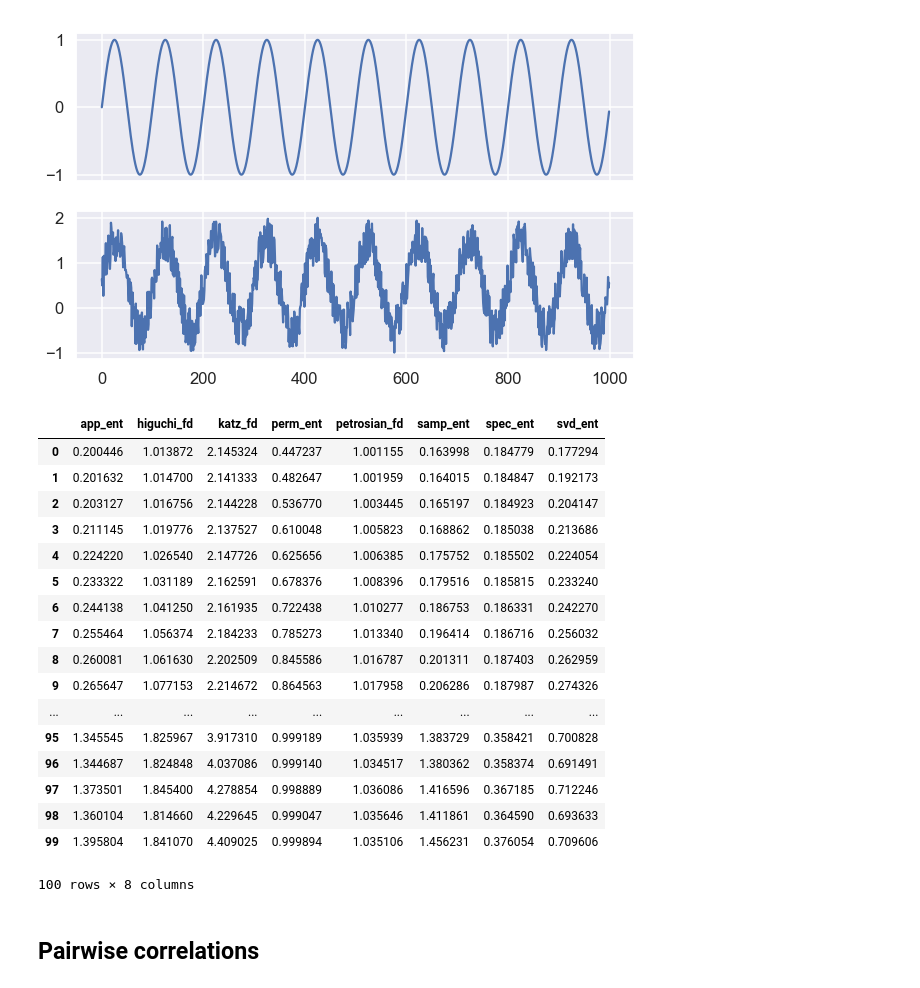
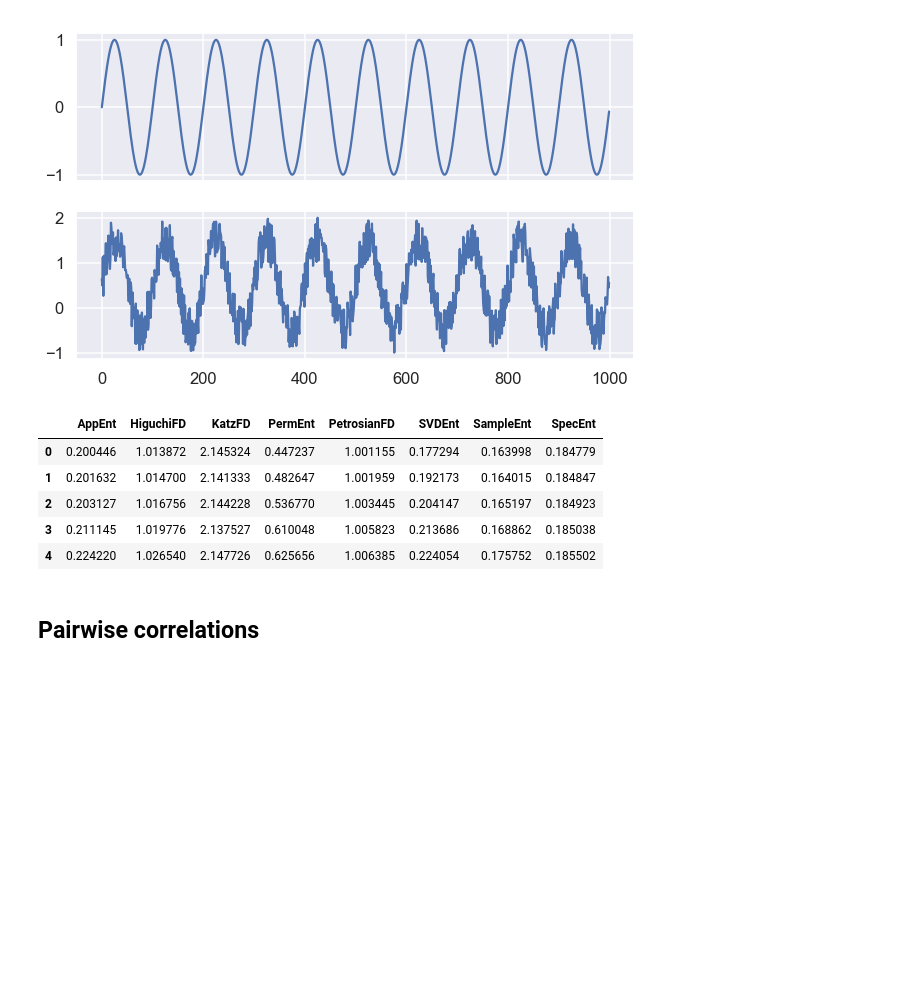
Before and after one commit to raphaelvallat/antropy, a Jupyter notebook: notebooks/complexity_metrics_correlation.ipynb, the cells around one changed output. Drawn from its saved outputs; the diff is of its cells as text; code cells hidden in the pictures; blank space fills up the shorter version.

```diff
--- a/notebooks/complexity_metrics_correlation.ipynb
+++ b/notebooks/complexity_metrics_correlation.ipynb
@@ -35,37 +35,25 @@ ax2.plot(sines[-1])
 # %%
 # Compute the entropy metrics
 for i in range(n_sines):
-    df = df.append({'perm_ent': perm_entropy(sines[i], order=3, normalize=True),
-                        'svd_ent' : svd_entropy(sines[i], order=3, normalize=True),
-                        'spec_ent' : spectral_entropy(sines[i], sf, method='welch', normalize=True),
-                        'app_ent': app_entropy(sines[i], order=2),
-                        'samp_ent': sample_entropy(sines[i], order=2),
-                        'petrosian_fd': petrosian_fd(sines[i]),
-                        'katz_fd': katz_fd(sines[i]),
-                        'higuchi_fd': higuchi_fd(sines[i])
-                       },
-                       ignore_index=True)
+    df = df.append({'PermEnt': perm_entropy(sines[i], order=3, normalize=True),
+                    'SVDEnt' : svd_entropy(sines[i], order=3, normalize=True),
+                    'SpecEnt' : spectral_entropy(sines[i], sf, method='welch', normalize=True),
+                    'AppEnt': app_entropy(sines[i], order=2),
+                    'SampleEnt': sample_entropy(sines[i], order=2),
+                    'PetrosianFD': petrosian_fd(sines[i]),
+                    'KatzFD': katz_fd(sines[i]),
+                    'HiguchiFD': higuchi_fd(sines[i]),
+                    # 'DFA': detrended_fluctuation(sines[i])
+                   }, ignore_index=True)
 
-df
+df.head()
 # %% [output]
-|  | app_ent | higuchi_fd | katz_fd | perm_ent | petrosian_fd | samp_ent | spec_ent | svd_ent |
-| 0 | 0.200446 | 1.013872 | 2.145324 | 0.447237 | 1.001155 | 0.163998 | 0.184779 | 0.177294 |
-| 1 | 0.201632 | 1.014700 | 2.141333 | 0.482647 | 1.001959 | 0.164015 | 0.184847 | 0.192173 |
-| 2 | 0.203127 | 1.016756 | 2.144228 | 0.536770 | 1.003445 | 0.165197 | 0.184923 | 0.204147 |
-| 3 | 0.211145 | 1.019776 | 2.137527 | 0.610048 | 1.005823 | 0.168862 | 0.185038 | 0.213686 |
-| 4 | 0.224220 | 1.026540 | 2.147726 | 0.625656 | 1.006385 | 0.175752 | 0.185502 | 0.224054 |
-| 5 | 0.233322 | 1.031189 | 2.162591 | 0.678376 | 1.008396 | 0.179516 | 0.185815 | 0.233240 |
-| 6 | 0.244138 | 1.041250 | 2.161935 | 0.722438 | 1.010277 | 0.186753 | 0.186331 | 0.242270 |
-| 7 | 0.255464 | 1.056374 | 2.184233 | 0.785273 | 1.013340 | 0.196414 | 0.186716 | 0.256032 |
-| 8 | 0.260081 | 1.061630 | 2.202509 | 0.845586 | 1.016787 | 0.201311 | 0.187403 | 0.262959 |
-| 9 | 0.265647 | 1.077153 | 2.214672 | 0.864563 | 1.017958 | 0.206286 | 0.187987 | 0.274326 |
-| ... | ... | ... | ... | ... | ... | ... | ... | ... |
-| 95 | 1.345545 | 1.825967 | 3.917310 | 0.999189 | 1.035939 | 1.383729 | 0.358421 | 0.700828 |
-| 96 | 1.344687 | 1.824848 | 4.037086 | 0.999140 | 1.034517 | 1.380362 | 0.358374 | 0.691491 |
-| 97 | 1.373501 | 1.845400 | 4.278854 | 0.998889 | 1.036086 | 1.416596 | 0.367185 | 0.712246 |
-| 98 | 1.360104 | 1.814660 | 4.229645 | 0.999047 | 1.035646 | 1.411861 | 0.364590 | 0.693633 |
-| 99 | 1.395804 | 1.841070 | 4.409025 | 0.999894 | 1.035106 | 1.456231 | 0.376054 | 0.709606 |
+|  | AppEnt | HiguchiFD | KatzFD | PermEnt | PetrosianFD | SVDEnt | SampleEnt | SpecEnt |
+| 0 | 0.200446 | 1.013872 | 2.145324 | 0.447237 | 1.001155 | 0.177294 | 0.163998 | 0.184779 |
+| 1 | 0.201632 | 1.014700 | 2.141333 | 0.482647 | 1.001959 | 0.192173 | 0.164015 | 0.184847 |
+| 2 | 0.203127 | 1.016756 | 2.144228 | 0.536770 | 1.003445 | 0.204147 | 0.165197 | 0.184923 |
+| 3 | 0.211145 | 1.019776 | 2.137527 | 0.610048 | 1.005823 | 0.213686 | 0.168862 | 0.185038 |
+| 4 | 0.224220 | 1.026540 | 2.147726 | 0.625656 | 1.006385 | 0.224054 | 0.175752 | 0.185502 |
-100 rows × 8 columns
 # %% [markdown]
 ## Pairwise correlations
 # %%
```
Also changed, not shown: parts of 3 cells of this notebook, 33 other files.
